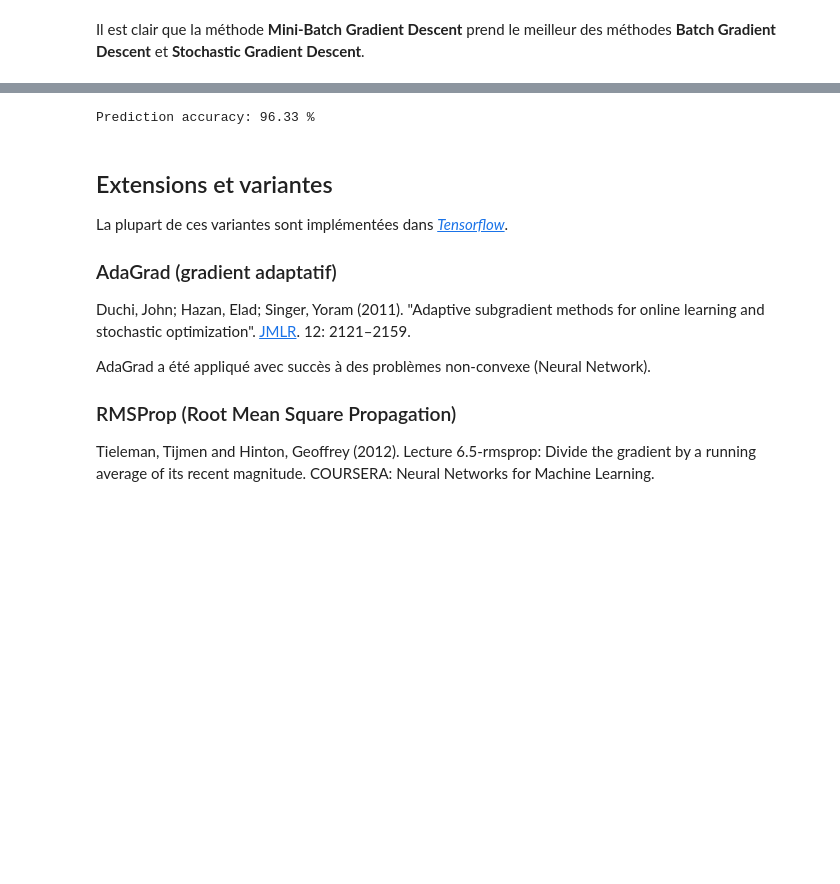
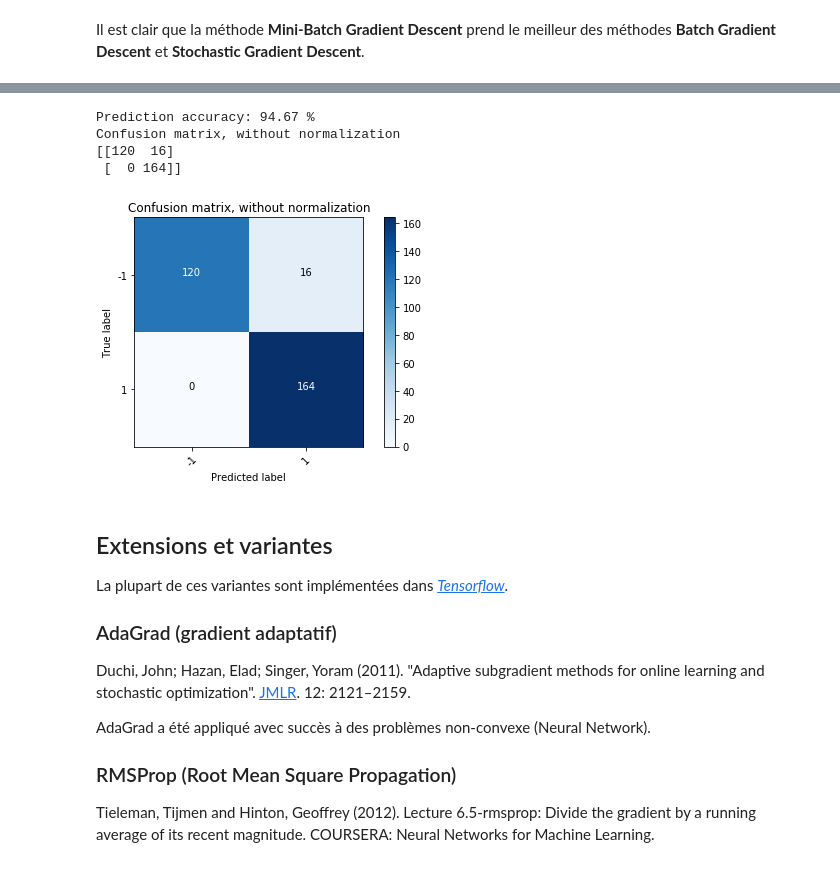
Before and after one commit to machine-learning-pau/distributed-optimization, a Jupyter notebook: Lab1_Meetup_Pau.ipynb, the cells around one changed output, grey strips where cells are left out. Saved outputs shown, nothing was run; the diff lists cells and outputs as text; code cells hidden in the pictures; blank space fills up the shorter version.

Commit message:
add confusion matrix

```diff
--- a/Lab1_Meetup_Pau.ipynb
+++ b/Lab1_Meetup_Pau.ipynb
@@ -497,19 +493,36 @@ utilsLab1.data_plot_solution(x_train, y_train, w,  miniBatchGD)
 # %%
+from sklearn.metrics import confusion_matrix
+
+wopt = w_miniGD_m
+
 # lecture des données de test
 x_test, y_test = utilsLab1.data_read('data_test.csv')
 
 # mise à l'échelle des données de test
 x_test_scaled = utilsLab1.data_scaled(x_test)
 
-pred = []
+y_pred = []
 for i in range(len(y_test)):
     xi = x_test_scaled[i]
     yi = y_test[i]
-    pred.append(yi==utilsLab1.prediction(xi,w_miniGD_m,0.5))
+    y_pred.append(utilsLab1.prediction(xi,wopt))
 
-print("Prediction accuracy:", np.round(100.*sum(pred)/len(pred),2), "%")
+print("Prediction accuracy:", np.round(100.*sum(y_test==y_pred)/len(y_pred),2), "%")
+
+# plot normalized confusion matrix
+cnf_matrix = confusion_matrix(y_test, y_pred)
+class_names = ["-1", "1"]
+plt.figure()
+utilsLab1.plot_confusion_matrix(cnf_matrix, classes=class_names,
+                                title='Confusion matrix, without normalization')
+
+plt.show()
 # %% [output]
-Prediction accuracy: 96.33 %
+Prediction accuracy: 94.67 %
+Confusion matrix, without normalization
+[[120  16]
+ [  0 164]]
+[figure, added]
 # %% [markdown]
 ## <a id='sgd_variants'>Extensions et variantes</a>
 
```
Also changed, not shown: parts of 9 cells of this notebook, 3 other files.
